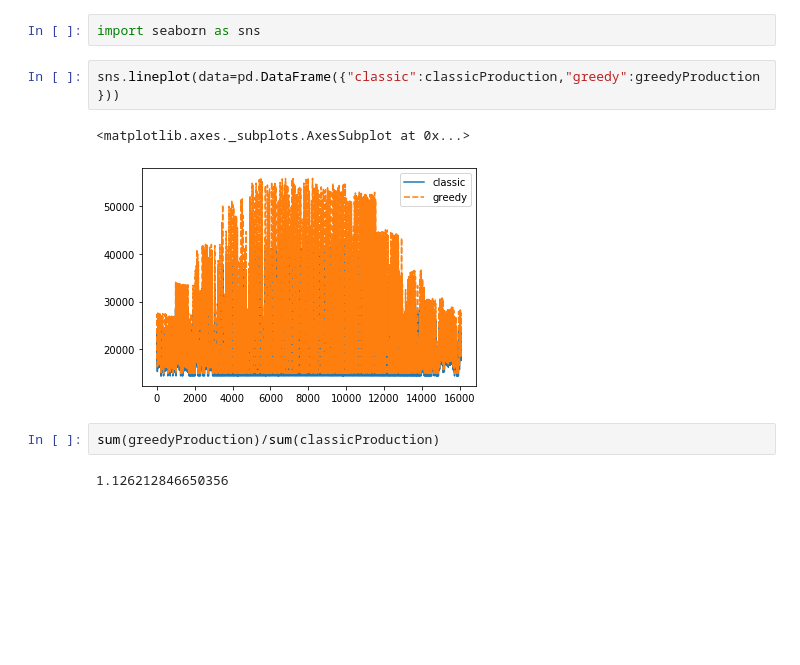
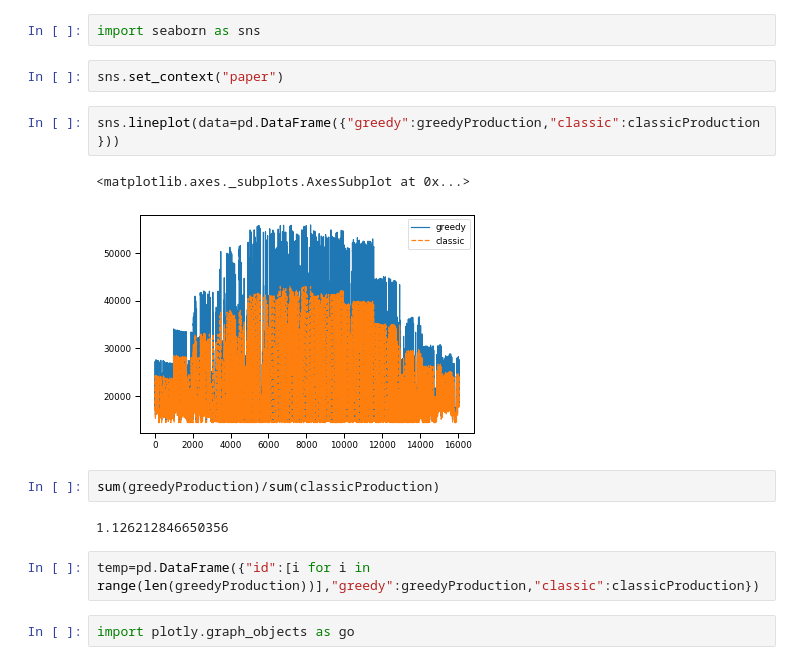
Before and after one commit to OrlandoMatteo/panelplacement, a Jupyter notebook: ghi_300.ipynb, the cells around one changed output. Saved outputs shown, nothing was run; the diff lists cells and outputs as text; blank space fills up the shorter version.

Commit message:
minor changes for new approach visualization

```diff
--- a/ghi_300.ipynb
+++ b/ghi_300.ipynb
@@ -211,12 +211,18 @@ for i in range(len(classic_roof)):
 classicProduction=sum(Pclassic)
 # %%
 import seaborn as sns
+# %%
+sns.set_context("paper")
 # %%
-sns.lineplot(data=pd.DataFrame({"classic":classicProduction,"greedy":greedyProduction}))
+sns.lineplot(data=pd.DataFrame({"greedy":greedyProduction,"classic":classicProduction}))
 # %% [output]
 <matplotlib.axes._subplots.AxesSubplot at 0x...>
-[figure, old version]
+[figure, new version]
 # %%
 sum(greedyProduction)/sum(classicProduction)
 # %% [output]
 1.126212846650356
+# %%
+temp=pd.DataFrame({"id":[i for i in range(len(greedyProduction))],"greedy":greedyProduction,"classic":classicProduction})
+# %%
+import plotly.graph_objects as go
```
Also changed, not shown: parts of 1 cell of this notebook, 2 other files.
